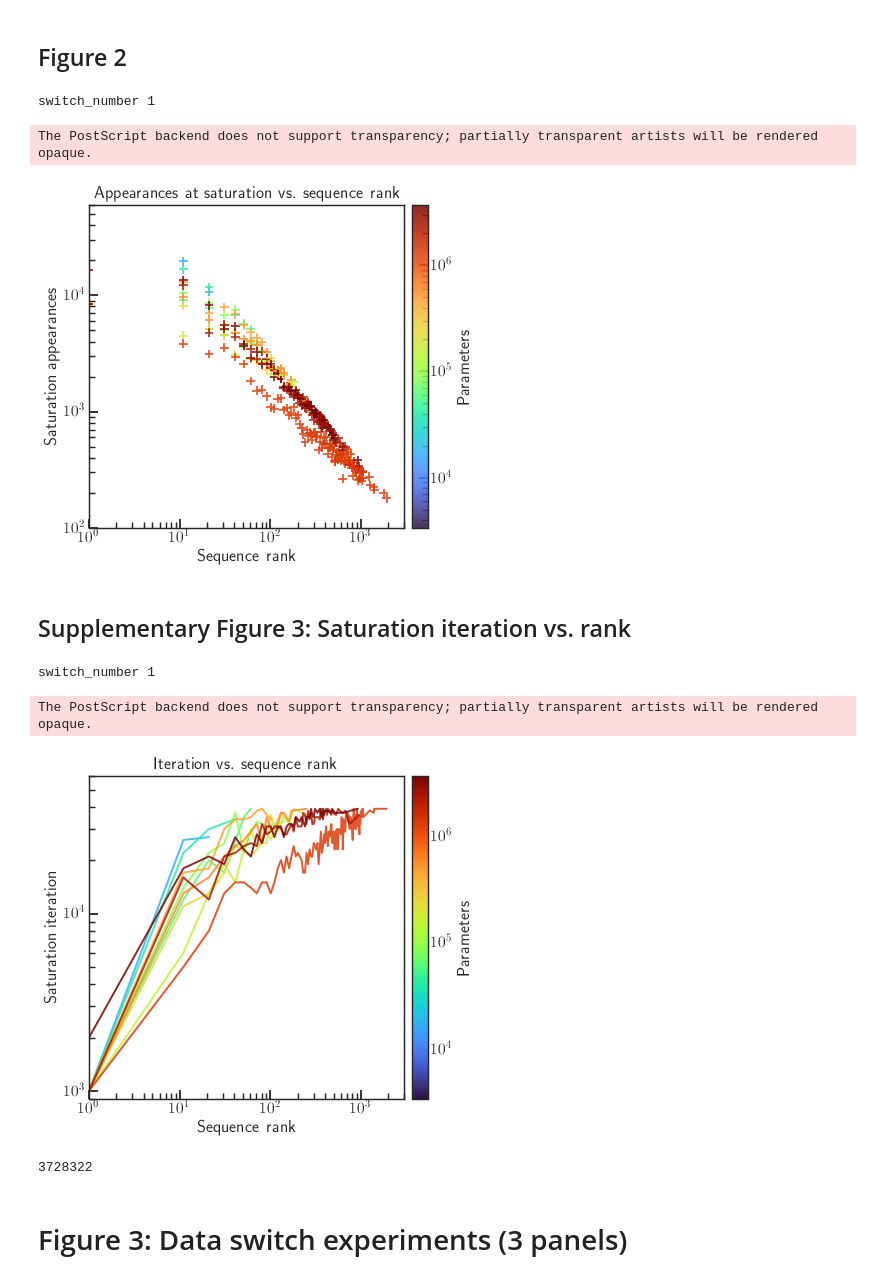
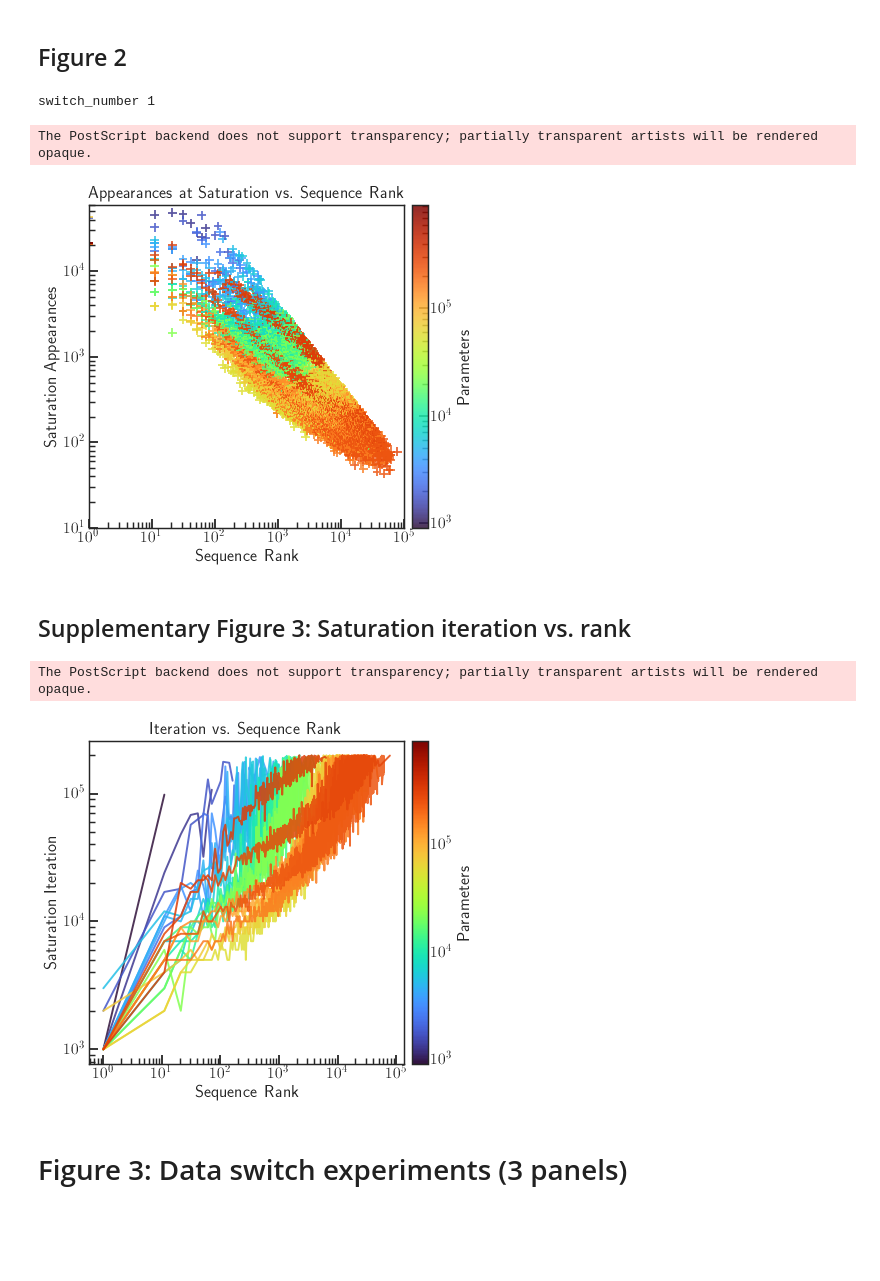
Before and after one commit to anhhuyalex/renormalization, a Jupyter notebook: icl_memorization/analysis5.ipynb, the cells around one changed output. Drawn from its saved outputs; the diff is of its cells as text; code cells hidden in the pictures; blank space fills up the shorter version.

```diff
--- a/icl_memorization/analysis5.ipynb
+++ b/icl_memorization/analysis5.ipynb
@@ -688,10 +707,10 @@ import matplotlib.ticker as mticker
 # plot the saturation time vs sequence rank
 def compute_saturation_time(row):
     time = row["epoch"]
-    if row["switch_number"] == 1:
-        return time * 1000
-    else:
-        return (time - (row["switch_number"] - 1) * 40) * 1000
+    # if row["switch_number"] == 1:
+    #     return time * 1000
+    # else:
+    #     return (time - (row["switch_number"] - 1) * 40) * 1000
 
 results["iters"] = results.apply(compute_saturation_time, axis=1)
 results["sequence_rank_plus_one"] = results["sequence_rank"] + 1
@@ -699,7 +718,7 @@ results["sequence_rank_plus_one"] = results["sequence_rank"] + 1
 fig, axs = plt.subplots(1, 1, figsize=(7, 6))
 axs = [axs]
 
-plot_results = results[results["switch_number"].isin(range(1, 2))].copy()
+plot_results = results # [results["switch_number"].isin(range(1, 2))].copy()
 plot_results["num_parameters"] = pd.to_numeric(plot_results["num_parameters"])
 plot_results["sequence_rank_plus_one"] = pd.to_numeric(plot_results["sequence_rank_plus_one"])
 
@@ -710,7 +729,7 @@ norm = LogNorm(
 
 sc = None
 for i, switch_number in enumerate(range(1, 2)):
-    subresults = plot_results[plot_results["switch_number"] == switch_number].copy()
+    subresults = plot_results # [plot_results["switch_number"] == switch_number].copy()
     subresults = subresults.sort_values(
         ["sequence_rank_plus_one", "num_parameters"],
         ignore_index=True,
@@ -729,13 +748,13 @@ for i, switch_number in enumerate(range(1, 2)):
         marker="+",
     )
 
-    axs[i].set_title(f"Appearances at saturation vs. sequence rank")
+    axs[i].set_title(f"Appearances at Saturation vs. Sequence Rank")
     axs[i].set_xscale("log")
-    axs[i].set_xlim(1, 3000)
-    axs[i].set_ylim(100, 60000)
+    axs[i].set_xlim(1, 100000)
+    axs[i].set_ylim(10, 60000)
     axs[i].set_yscale("log")
-    axs[i].set_xlabel("Sequence rank")
-    axs[i].set_ylabel("Saturation appearances")
+    axs[i].set_xlabel("Sequence Rank")
+    axs[i].set_ylabel("Saturation Appearances")
 
 cbar = fig.colorbar(sc, ax=axs[0], pad=0.02)
 cbar.set_label("Parameters")
@@ -751,7 +770,7 @@ plt.show()
 # %% [output]
 switch_number 1
 The PostScript backend does not support transparency; partially transparent artists will be rendered opaque.
-[figure, old version]
+[figure, new version]
 # %% [markdown]
 ## Supplementary Figure 3: Saturation iteration vs. rank
 # %%
@@ -761,7 +780,7 @@ import matplotlib.ticker as mticker
 fig, axs = plt.subplots(1, 1, figsize=(7, 6))
 axs = [axs]
 
-plot_results = results[results["switch_number"].isin(range(1, 2))].copy()
+plot_results = results # [results["switch_number"].isin(range(1, 2))].copy()
 plot_results["num_parameters"] = pd.to_numeric(plot_results["num_parameters"])
 plot_results["sequence_rank_plus_one"] = pd.to_numeric(plot_results["sequence_rank_plus_one"])
 
@@ -771,56 +790,52 @@ norm = LogNorm(
 )
 
 for i, switch_number in enumerate(range(1, 2)):
-    subresults = plot_results[plot_results["switch_number"] == switch_number].copy()
+    subresults = plot_results # [plot_results["switch_number"] == switch_number].copy()
     subresults = subresults.sort_values(
         ["num_parameters", "sequence_rank_plus_one"]
     )
+    subresults["iters"] = subresults["epoch"] * 1000
 
-    print("switch_number", switch_number)
+    # print("switch_number", switch_number)
 
     sns.lineplot(
         data=subresults,
         x="sequence_rank_plus_one",
         y="iters",
         hue="num_parameters",
         palette="turbo",
         hue_norm=norm,
         linewidth=2.0,
         alpha=0.85,
         legend=False,
         ax=axs[i]
     )
 
-    axs[i].set_title(f"Iteration vs. sequence rank")
+    axs[i].set_title(f"Iteration vs. Sequence Rank")
     axs[i].set_xscale("log")
-    axs[i].set_xlim(1, 3000)
-    axs[i].set_ylim(900, 60000)
+    # axs[i].set_xlim(1, 100000)
+    # axs[i].set_ylim(10, 60000)
     axs[i].set_yscale("log")
-    axs[i].set_xlabel("Sequence rank")
-    axs[i].set_ylabel("Saturation iteration")
+    axs[i].set_xlabel("Sequence Rank")
+    axs[i].set_ylabel("Saturation Iteration")
 
 sm = plt.cm.ScalarMappable(cmap="turbo", norm=norm)
 sm.set_array([])
 
 cbar = fig.colorbar(sm, ax=axs[0], pad=0.02)
 cbar.set_label("Parameters")
 cbar.formatter = mticker.LogFormatterSciNotation()
 cbar.update_ticks()
 
 savefigdir = "./figs/SupplementalFigure3"
 out = f"{savefigdir}/saturation_iterations_vs_sequence_rank"
 utils.ensure_dir(savefigdir)
 fig.savefig(f"{out}.eps", format="eps", bbox_inches="tight")
 fig.savefig(f"{out}.pdf", format="pdf", bbox_inches="tight")
 plt.show()
 # %% [output]
-switch_number 1
+The PostScript backend does not support transparency; partially transparent artists will be rendered opaque.
-The PostScript backend does not support transparency; partially transparent artists will be rendered opaque.
-[figure, old version]
+[figure, new version]
-# %%
-_df["num_parameters"].max()
-# %% [output]
-3728322
 # %% [markdown]
 # Figure 3: Data switch experiments (3 panels)
 # %%
```
Also changed, not shown: parts of 34 cells of this notebook, 4 other files.
